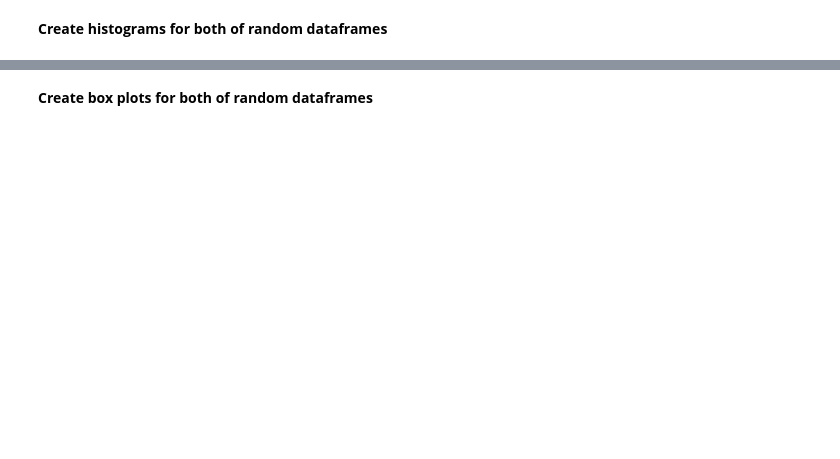
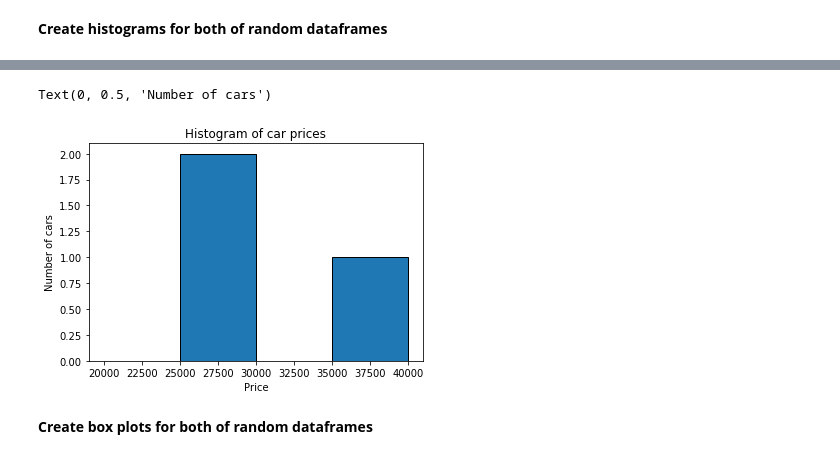
Before and after one commit to Netherwulf/data-science-toolkit, a Jupyter notebook: pandas_introduction.ipynb, the cells around one changed output, grey strips where cells are left out. Cells and saved outputs as stored; diff of their text form; code cells hidden in the pictures; blank space fills up the shorter version.

```diff
--- a/pandas_introduction.ipynb
+++ b/pandas_introduction.ipynb
@@ -153,2 +173,10 @@ second_random_dataframe
+# %%
+plt.hist(second_random_dataframe['Price'], bins=[20000, 25000, 30000, 35000, 40000], ec='black')
+plt.title('Histogram of car prices')
+plt.xlabel('Price')
+plt.ylabel('Number of cars')
+# %% [output]
+Text(0, 0.5, 'Number of cars')
+[figure, added]
 # %% [markdown]
 <b>Create box plots for both of random dataframes</b>
```
Also changed, not shown: parts of 12 cells of this notebook.
